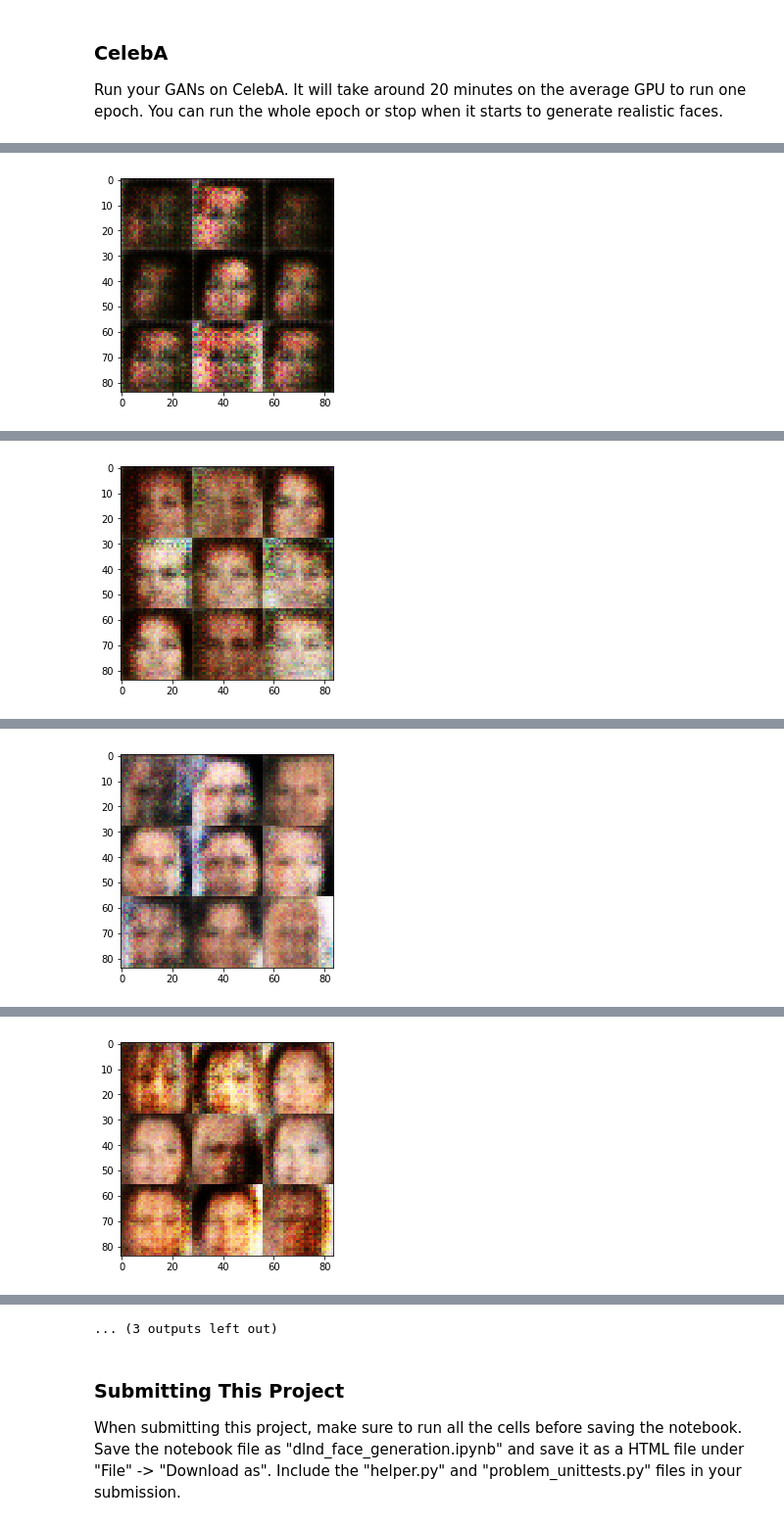
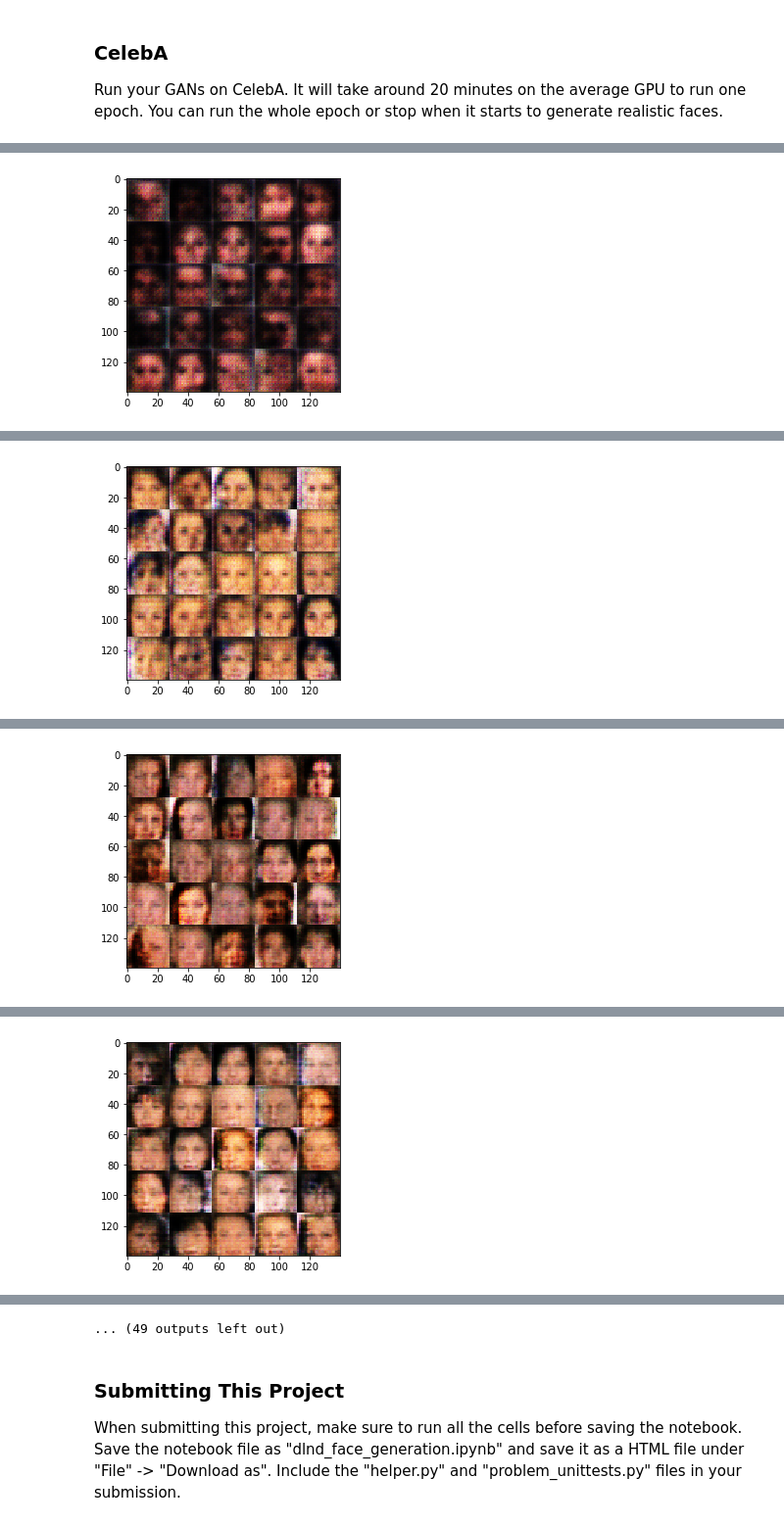
Before and after one commit to hemanthboddepalli/Faces-Generation, a Jupyter notebook: dlnd_face_generation.ipynb, the cells around one changed output, grey strips where cells are left out. Shown at 98% size. Saved outputs shown, nothing was run; the diff lists cells and outputs as text; code cells hidden in the pictures.

```diff
--- a/dlnd_face_generation.ipynb
+++ b/dlnd_face_generation.ipynb
@@ -188,27 +198,38 @@ def generator(z, out_channel_dim, is_train=True):
     # TODO: Implement Function
 
     alpha = 0.2
+    keep_prob=0.4
+    stddev = 0.02
     with tf.variable_scope('generator', reuse=not is_train):
         # First fully connected layer
-        x1 = tf.layers.dense(z, 2*2*512)
+        x1 = tf.layers.dense(z, 7*7*256, kernel_initializer=tf.random_normal_initializer(stddev=stddev))
         # Reshape it to start the convolutional stack
-        x1 = tf.reshape(x1, (-1, 2, 2, 512))
+        x1 = tf.reshape(x1, (-1, 7, 7, 256))
         x1 = tf.layers.batch_normalization(x1, training=is_train)
         x1 = tf.maximum(alpha * x1, x1)
-        #"x1.shape: " (2, 2, 512)
+        #x1 = tf.nn.dropout(x1, keep_prob)
+        #"x1.shape: " (7, 7, 256)
 
-        x2 = tf.layers.conv2d_transpose(x1, 256, 5, strides=2, padding='valid')
+        x2 = tf.layers.conv2d_transpose(x1, 128, 5, strides=2, padding='same', kernel_initializer=tf.random_normal_initializer(stddev=stddev))
         x2 = tf.layers.batch_normalization(x2, training=is_train)
         x2 = tf.maximum(alpha * x2, x2)
-        #"x2.shape: " (7, 7, 256)
+        #x2 = tf.nn.dropout(x2, keep_prob)
+        #"x2.shape: " (14, 14, 128)
 
-        x3 = tf.layers.conv2d_transpose(x2, 128, 5, strides=2, padding='same')
+        x3 = tf.layers.conv2d_transpose(x2, 64, 5, strides=2, padding='same', kernel_initializer=tf.random_normal_initializer(stddev=stddev))
         x3 = tf.layers.batch_normalization(x3, training=is_train)
         x3 = tf.maximum(alpha * x3, x3)
-        #"x3.shape: " (14, 14, 128)
+        #x3 = tf.nn.dropout(x3, keep_prob)
+        #"x3.shape: " (28, 28, 64)
+
+        x4 = tf.layers.conv2d_transpose(x3, 32, 5, strides=1, padding='same', kernel_initializer=tf.random_normal_initializer(stddev=stddev))
+        x4 = tf.layers.batch_normalization(x4, training=is_train)
+        x4 = tf.maximum(alpha * x4, x4)
+        #x4 = tf.nn.dropout(x4, keep_prob)
+        #"x4.shape: " (28, 28, 32)
 
         # Output layer
-        logits = tf.layers.conv2d_transpose(x3, out_channel_dim, 5, strides=2, padding='same')
+        logits = tf.layers.conv2d_transpose(x4, out_channel_dim, 5, strides=1, padding='same', kernel_initializer=tf.random_normal_initializer(stddev=stddev))
         # 28x28x5 now
 
         out = tf.tanh(logits)
@@ -357,11 +378,12 @@ def train(epoch_count, batch_size, z_dim, learning_rate, beta1, get_batches, dat
                 steps += 1
                 batch_images = batch_images.reshape(batch_size, data_shape[1], data_shape[2], data_shape[3])
                 batch_images = batch_images*2
-                batch_z = np.random.uniform(-1, 1, size=(batch_size, z_dim))
+                batch_z = np.random.uniform(-1.0, 1.0, size=(batch_size, z_dim))
 
                 _ = sess.run(d_opt, feed_dict={input_real: batch_images, input_z: batch_z, learn_rate:learning_rate})
                 _ = sess.run(g_opt, feed_dict={input_real: batch_images, input_z: batch_z, learn_rate:learning_rate})
                 _ = sess.run(g_opt, feed_dict={input_real: batch_images, input_z: batch_z, learn_rate:learning_rate})
+
                 if steps % 10 == 0:
 
                     train_loss_d = d_loss.eval({input_z: batch_z, input_real: batch_images})
@@ -373,7 +395,7 @@ def train(epoch_count, batch_size, z_dim, learning_rate, beta1, get_batches, dat
 
                 if steps % 100 == 0:
 
-                    show_generator_output(sess, 9, input_z, data_shape[3], data_image_mode)
+                    show_generator_output(sess, 25, input_z, data_shape[3], data_image_mode)
 # %% [markdown]
 ### MNIST
 Test your GANs architecture on MNIST.  After 2 epochs, the GANs should be able to generate images that look like handwritten digits.  Make sure the loss of the generator is lower than the loss of the discriminator or close to 0.
@@ -478,9 +487,9 @@ Epoch 2/2... Discriminator Loss: 1.0643... Generator Loss: 1.1653
 ### CelebA
 Run your GANs on CelebA.  It will take around 20 minutes on the average GPU to run one epoch.  You can run the whole epoch or stop when it starts to generate realistic faces.
 # %%
-batch_size = 128
+batch_size = 64
 z_dim = 100
-learning_rate = 0.0002
+learning_rate = 0.0004
 beta1 = 0.5
 
 
@@ -507 +516 @@ Epoch 1/1... Discriminator Loss: 1.4827... Generator Loss: 0.7629
-[figure, old version]
+[figure, new version]
@@ -518 +527 @@ Epoch 1/1... Discriminator Loss: 1.4016... Generator Loss: 0.7980
-[figure, old version]
+[figure, new version]
@@ -529 +538 @@ Epoch 1/1... Discriminator Loss: 1.3901... Generator Loss: 0.8454
-[figure, old version]
+[figure, new version]
@@ -540 +549 @@ Epoch 1/1... Discriminator Loss: 1.4741... Generator Loss: 0.7359
-[figure, old version]
+[figure, new version]
@@ -563,4 +572,4 @@ Epoch 1/1... Discriminator Loss: 1.3535... Generator Loss: 0.7964
-... (3 outputs left out)
+... (49 outputs left out)
 # %% [markdown]
 ### Submitting This Project
 When submitting this project, make sure to run all the cells before saving the notebook. Save the notebook file as "dlnd_face_generation.ipynb" and save it as a HTML file under "File" -> "Download as". Include the "helper.py" and "problem_unittests.py" files in your submission.
```
Also changed, not shown: parts of 3 cells of this notebook, 1 other file.
